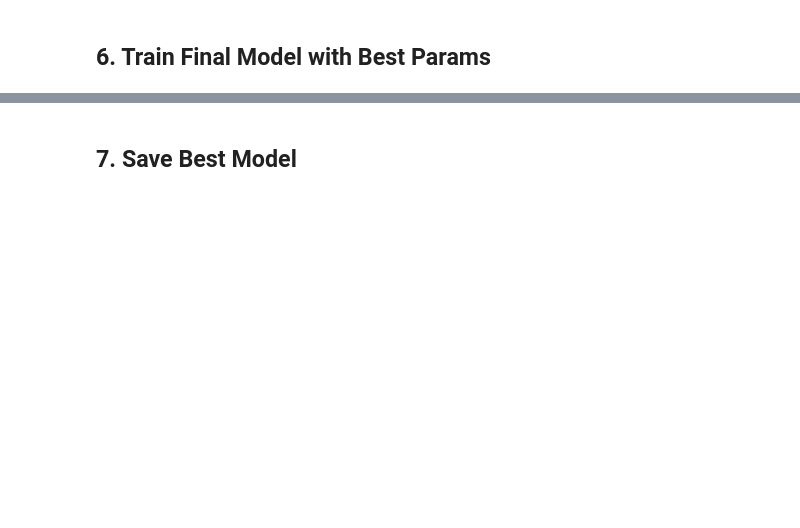
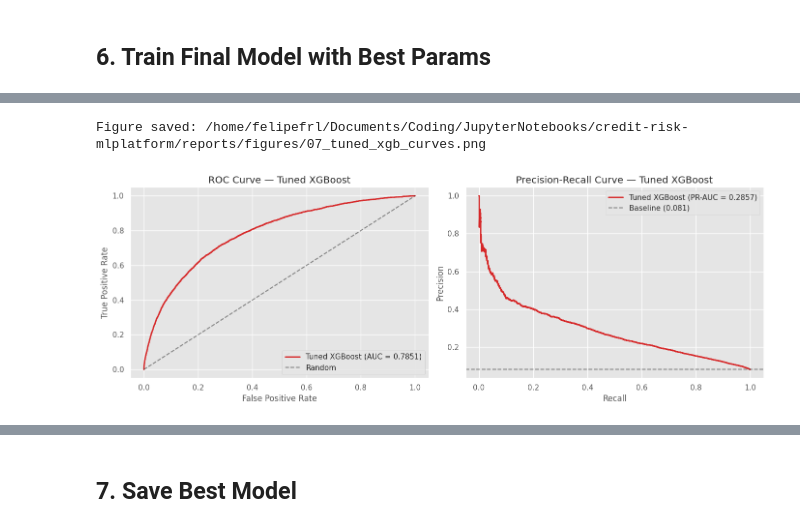
Before and after one commit to felipefl142/credit-risk-prediction-mlplatform, a Jupyter notebook: notebooks/07_hyperparameter_tuning.ipynb, the cells around one changed output, grey strips where cells are left out. Drawn from its saved outputs; the diff is of its cells as text; code cells hidden in the pictures; blank space fills up the shorter version.

```diff
--- a/notebooks/07_hyperparameter_tuning.ipynb
+++ b/notebooks/07_hyperparameter_tuning.ipynb
@@ -268,7 +345,11 @@ best_params.update({
     "n_estimators": 1000,
     "random_state": RANDOM_STATE,
     "n_jobs": -1,
-    "verbose": -1,
+    "eval_metric": "auc",
+    "verbosity": 0,
+    "device": "cuda",
+    "tree_method": "hist",
+    "early_stopping_rounds": 150,
 })
 
 print("Final model parameters:")
@@ -291,12 +391,12 @@ print(f"Final training set:       {X_fit.shape[0]:>8,} rows")
 print(f"Early stopping holdout:   {X_es.shape[0]:>8,} rows")
 print(f"Test set (held out):      {X_test.shape[0]:>8,} rows")
 
-final_model = lgb.LGBMClassifier(**best_params)
+final_model = xgb.XGBClassifier(**best_params)
 final_model.fit(
     X_fit, y_fit,
     eval_set=[(X_es, y_es)],
-    callbacks=[lgb.early_stopping(50, verbose=False)],
+    verbose=False,
 )
 
-print(f"\nBest iteration: {final_model.best_iteration_}")
+print(f"\nBest iteration: {final_model.best_iteration}")
 print("Final model trained.")
@@ -349,29 +477,32 @@ print(f"Final model logged to MLFlow: {final_run_id}")
 # %%
 # ROC and PR curves
 fig, axes = plt.subplots(1, 2, figsize=(14, 5))
 
 # ROC Curve
 fpr, tpr, _ = roc_curve(y_test, y_test_proba)
-axes[0].plot(fpr, tpr, label=f"Tuned LightGBM (AUC = {test_metrics['test_auc_roc']:.4f})", color="#2ecc71", lw=2)
+axes[0].plot(fpr, tpr, label=f"Tuned XGBoost (AUC = {test_metrics['test_auc_roc']:.4f})", color="#d62728", lw=2)
 axes[0].plot([0, 1], [0, 1], "k--", alpha=0.5, label="Random")
 axes[0].set_xlabel("False Positive Rate")
 axes[0].set_ylabel("True Positive Rate")
-axes[0].set_title("ROC Curve — Tuned LightGBM")
+axes[0].set_title("ROC Curve — Tuned XGBoost")
 axes[0].legend(loc="lower right")
 
 # PR Curve
 precision, recall, _ = precision_recall_curve(y_test, y_test_proba)
-axes[1].plot(recall, precision, label=f"Tuned LightGBM (PR-AUC = {test_metrics['test_pr_auc']:.4f})", color="#2ecc71", lw=2)
+axes[1].plot(recall, precision, label=f"Tuned XGBoost (PR-AUC = {test_metrics['test_pr_auc']:.4f})", color="#d62728", lw=2)
 axes[1].axhline(y=y_test.mean(), color="k", linestyle="--", alpha=0.5, label=f"Baseline ({y_test.mean():.3f})")
 axes[1].set_xlabel("Recall")
 axes[1].set_ylabel("Precision")
-axes[1].set_title("Precision-Recall Curve — Tuned LightGBM")
+axes[1].set_title("Precision-Recall Curve — Tuned XGBoost")
 axes[1].legend(loc="upper right")
 
 plt.tight_layout()
-fig.savefig(FIGURES_DIR / "07_tuned_lgbm_curves.png", dpi=150, bbox_inches="tight")
-print(f"Figure saved: {FIGURES_DIR / '07_tuned_lgbm_curves.png'}")
+fig.savefig(FIGURES_DIR / "07_tuned_xgb_curves.png", dpi=150, bbox_inches="tight")
+print(f"Figure saved: {FIGURES_DIR / '07_tuned_xgb_curves.png'}")
 plt.show()
+# %% [output]
+Figure saved: /home/felipefrl/Documents/Coding/JupyterNotebooks/credit-risk-mlplatform/reports/figures/07_tuned_xgb_curves.png
+[figure, added]
 # %%
 # Compare with baselines from NB05
 print("Performance Comparison")
```
Also changed, not shown: parts of 20 cells of this notebook, 2 other files.
